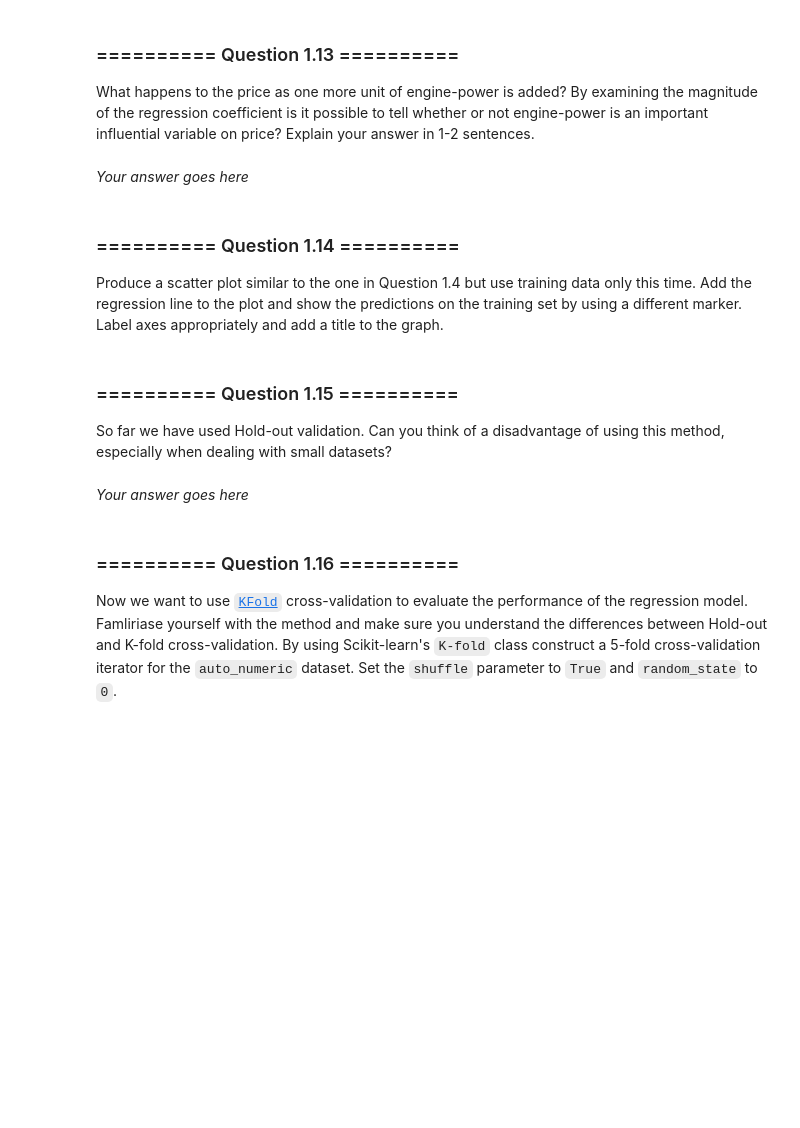
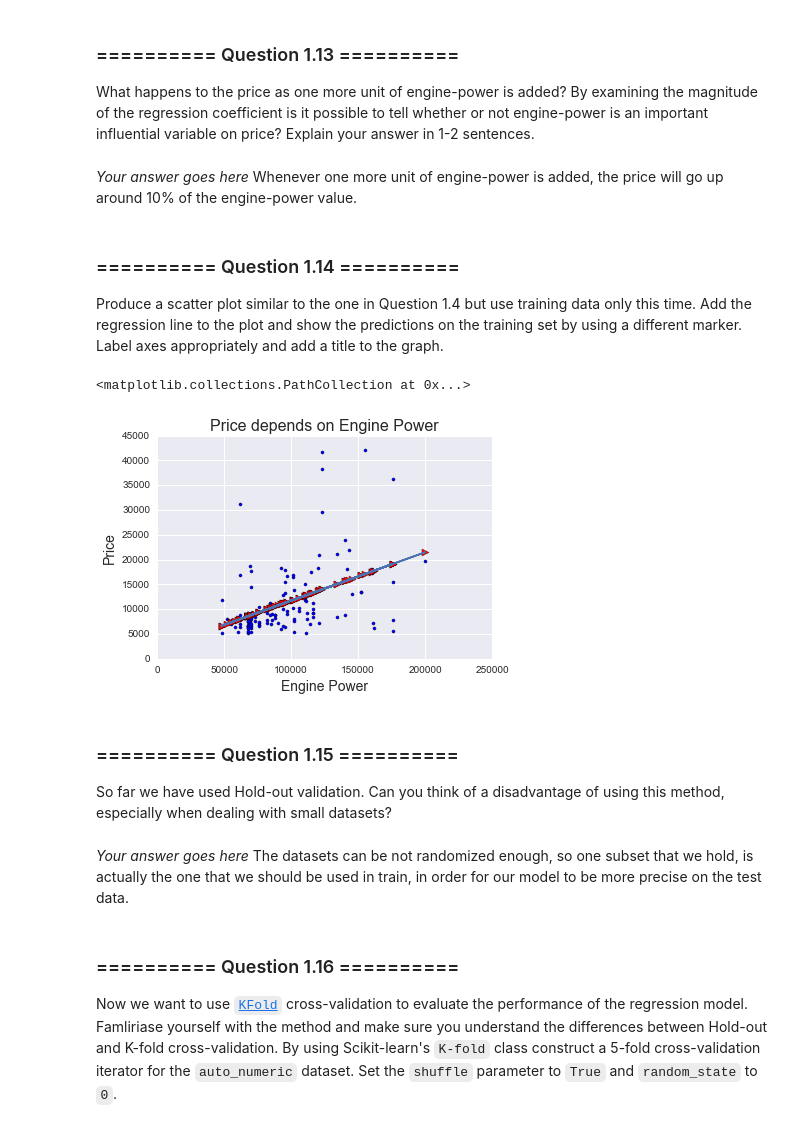
Before and after one commit to richardharmadi/iaml, a Jupyter notebook: 05_Assignment_2.ipynb, the cells around one changed output. Cells and saved outputs as stored; diff of their text form; code cells hidden in the pictures; blank space fills up the shorter version.

```diff
--- a/05_Assignment_2.ipynb
+++ b/05_Assignment_2.ipynb
@@ -111,3 +189,7 @@ How would you preprocess it to improve the performance of linear regression? Don
 Now we want to build a simple linear regression model. First we need to define our input and target variables. Store the values of the attribute `engine-power` in a vector `X` and the values of our target variable `price` in a vector `y`.
 # %%
 # Your code goes here
+X = auto_numeric['engine-power']
+y = auto_numeric['price']
+print (X)
+print (y)
@@ -124,5 +226,20 @@ Now we want to use Hold-out validation to split the dataset into training and te
+# %%
+# Your code goes here
+# Assume 80% of the data is 127 instances, and 20% of the data is 32 instances
+
+# Take the first 127 instances
+X_train_data =  X[0:127]
+X_train = np.reshape(X_train_data,(X_train_data.shape[0],1))
+y_train = y[0:127]
+
+# Take the other part
+X_test_data = X[128:159]
+X_test = np.reshape(X_test_data,(X_test_data.shape[0],1))
+y_test = y[128:159]
 # %% [markdown]
 ### ========== Question 1.11  ==========
 By using Scikit-learn's [`LinearRegression`](http://scikit-learn.org/0.17/modules/generated/sklearn.linear_model.LinearRegression.html) fit a model to the training data. When initialising the model, set the `normalize` parameter to `True` and use default settings for the other parameters.
 # %%
 # Your code goes here
+reg = LinearRegression(normalize=True)
+reg.fit(X_train,y_train)
@@ -134,8 +258,9 @@ By looking into the attributes of your model, write down an equation for predict
 # %% [markdown]
 ### ========== Question 1.13  ==========
 What happens to the price as one more unit of engine-power is added? By examining the magnitude of the regression coefficient is it possible to tell whether or not engine-power is an important influential variable on price? Explain your answer in 1-2 sentences.
-# %% [markdown]
-*Your answer goes here*
+# %% [markdown]
+*Your answer goes here*
+Whenever one more unit of engine-power is added, the price will go up around 10% of the engine-power value.
 # %% [markdown]
 ### ========== Question 1.14  ==========
 Produce a scatter plot similar to the one in Question 1.4 but use training data only this time. Add the regression line to the plot and show the predictions on the training set by using a different marker. Label axes appropriately and add a title to the graph.
@@ -144,8 +267,22 @@ Produce a scatter plot similar to the one in Question 1.4 but use training data
+# %%
+# Your code goes here
+x_axis = X_train
+y_axis = y_train
+plt.scatter (x_axis,y_axis,s=10)
+plt.title('Price depends on Engine Power', fontsize=16)
+plt.xlabel('Engine Power', fontsize=14)
+plt.ylabel('Price', fontsize=14)
+plt.plot(x_axis,((x_axis*reg.coef_)+reg.intercept_))
+plt.scatter (x_axis,reg.predict(X_train),marker=">",c='r',s=50)
+# %% [output]
+<matplotlib.collections.PathCollection at 0x...>
+[figure, added]
 # %% [markdown]
 ### ========== Question 1.15  ==========
 So far we have used Hold-out validation. Can you think of a disadvantage of using this method, especially when dealing with small datasets?
-# %% [markdown]
-*Your answer goes here*
+# %% [markdown]
+*Your answer goes here*
+The datasets can be not randomized enough, so one subset that we hold, is actually the one that we should be used in train, in order for our model to be more precise on the test data.
 # %% [markdown]
 ### ========== Question 1.16  ==========
 Now we want to use [`KFold`](http://scikit-learn.org/0.17/modules/generated/sklearn.cross_validation.KFold.html) cross-validation to evaluate the performance of the regression model. Famliriase yourself with the method and make sure you understand the differences between Hold-out and K-fold cross-validation. By using Scikit-learn's `K-fold` class construct a 5-fold cross-validation iterator for the `auto_numeric` dataset. Set the `shuffle` parameter to `True` and `random_state` to `0`.
```
Also changed, not shown: parts of 22 cells of this notebook, 3 other files.
